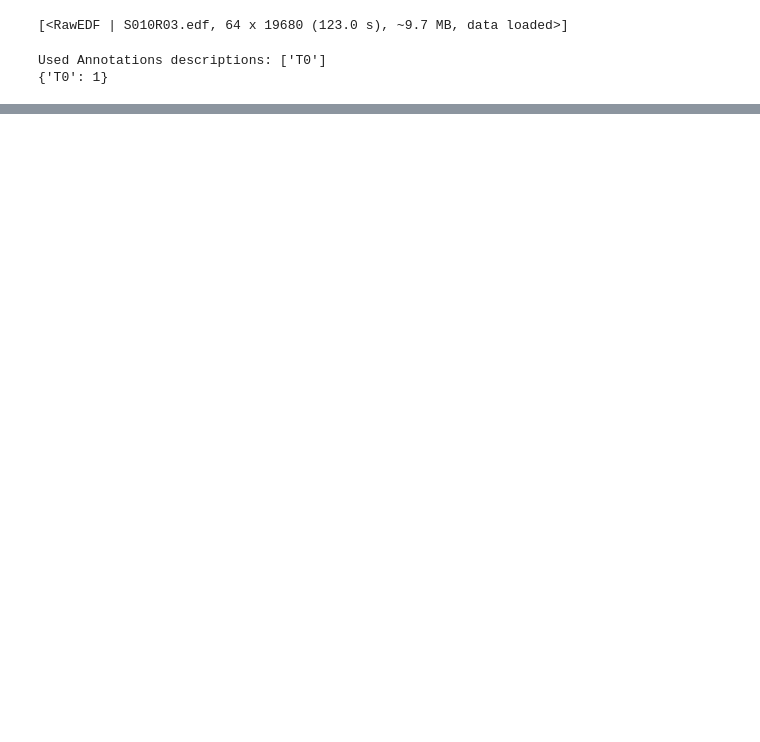
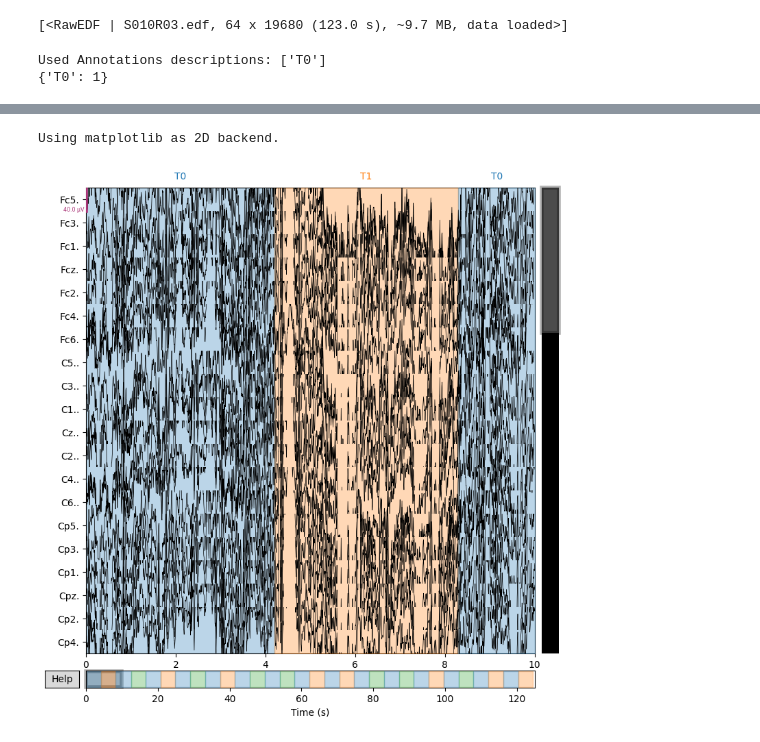
Before and after one commit to jyotsna2411/bci-motor-imagery-classification, a Jupyter notebook: bci-classification.ipynb, the cells around one changed output, grey strips where cells are left out. Cells and saved outputs as stored; diff of their text form; code cells hidden in the pictures; blank space fills up the shorter version.

```diff
--- a/bci-classification.ipynb
+++ b/bci-classification.ipynb
@@ -69,0 +82,2 @@ Used Annotations descriptions: ['T0']
+# %%
+file_list=["S001","S002","S003","S004","S005","S006","S007","S008","S009","S010","S011","S012","S013","S014","S015","S016","S017","S018","S019","S020","S021","S022","S023","S024","S025","S026","S027","S028","S029","S030","S031","S032","S033","S034","S035","S036","S037","S038","S039","S040","S041","S042","S043","S044","S045","S046","S047","S048","S049","S050","S051","S052","S053","S054","S055","S056","S057","S058","S059","S060","S061","S062","S063","S064","S065","S066","S067","S068","S069","S070","S071","S072","S073","S074","S075","S076","S077","S078","S079","S080","S081","S082","S083","S084","S085","S086","S087","S088","S089","S090","S091","S092","S093","S094","S095","S096","S097","S098","S099","S100","S101","S102","S103","S104","S105","S106","S107","S108","S109"]
@@ -69,0 +87,25 @@ Used Annotations descriptions: ['T0']
+# %%
+data_dir='/content/drive/My Drive/eeg-motor-movementimagery-dataset-1.0.0/files'
+
+raw_data_list = []
+count=1
+for participant_dir in file_list:
+  if count == 1260:
+          break
+  if participant_dir.startswith("S") and participant_dir[-1].isdigit():
+    participant_path=data_dir + "/" + participant_dir
+    files = glob.glob(participant_path + '/*')
+    for filename in files:
+
+      # Check if filename starts with "s" and ends with a number (".edf")
+      if filename.endswith(".edf"):
+        edf_path= filename
+        # Read the EDF data using mne
+        raw = mne.io.read_raw_edf(edf_path, preload=True)
+
+        # Append the raw data object to the list
+        raw_data_list.append({filename:raw})
+        print(count)
+        count+=1
+        if count == 1260:
+          break
@@ -69,0 +131,7 @@ Used Annotations descriptions: ['T0']
+# %%
+raw_sample=raw_data_list[0]['/content/drive/My Drive/eeg-motor-movementimagery-dataset-1.0.0/files/S001/S001R07.edf']
+# %%
+raw_sample.plot();
+# %% [output]
+Using matplotlib as 2D backend.
+[figure, added]
```
Also changed, not shown: parts of 21 cells of this notebook.
